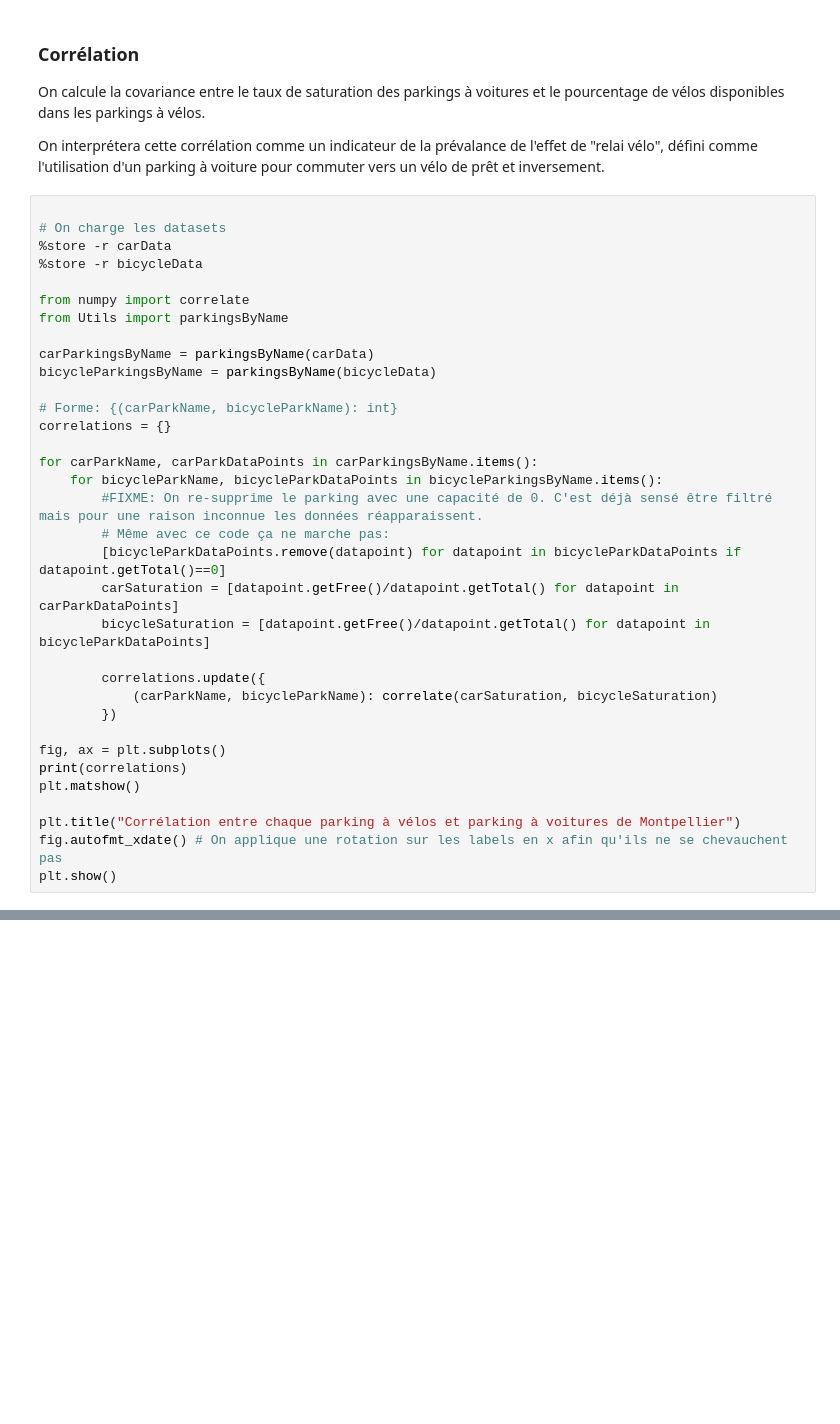
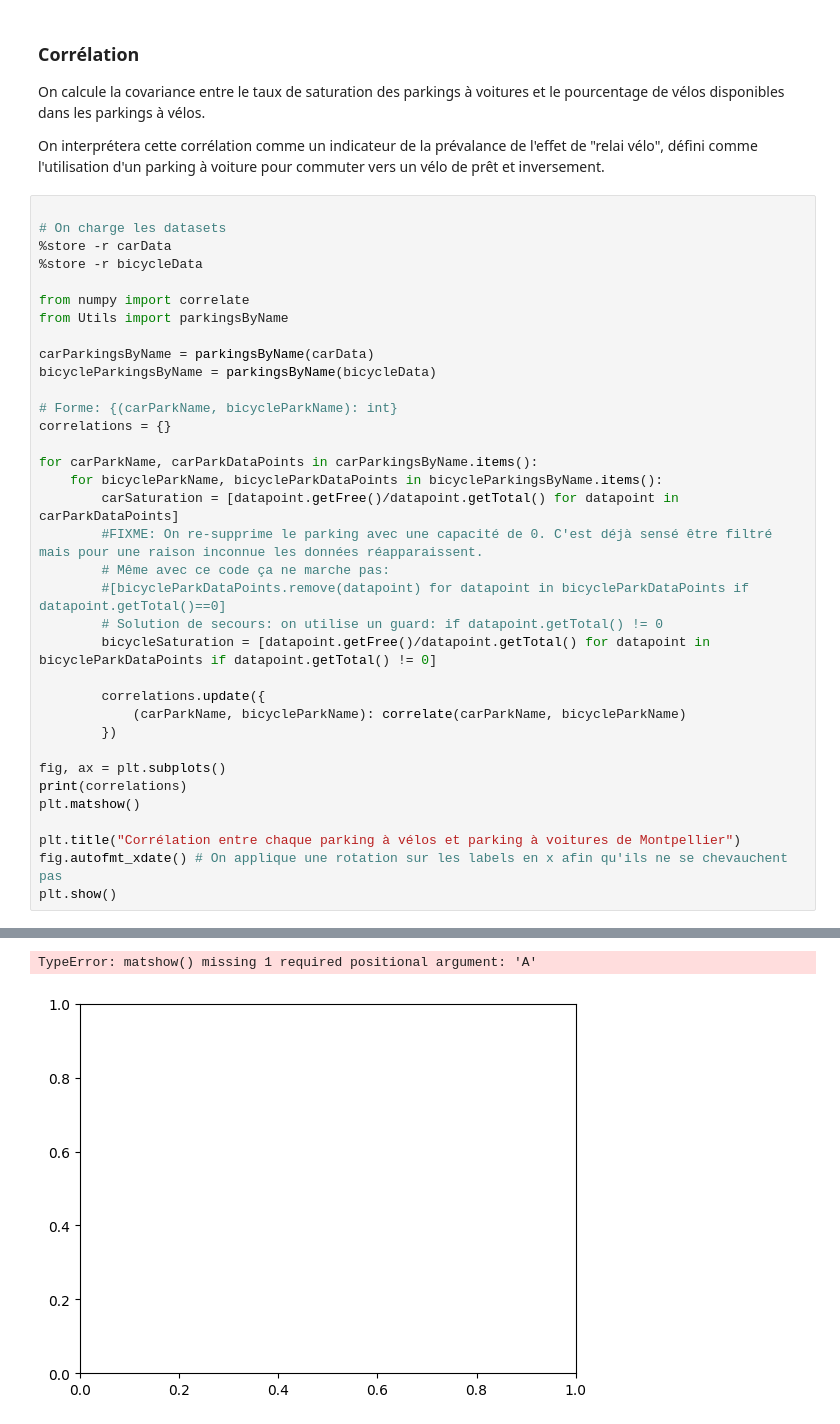
Before and after one commit to ruben-rouviere/sae15, a Jupyter notebook: src/analysis/jupyter.ipynb, the cells around one changed output, grey strips where cells are left out. Saved outputs shown, nothing was run; the diff lists cells and outputs as text; blank space fills up the shorter version.

```diff
--- a/src/analysis/jupyter.ipynb
+++ b/src/analysis/jupyter.ipynb
@@ -176,14 +180,15 @@ correlations = {}
 
 for carParkName, carParkDataPoints in carParkingsByName.items():
     for bicycleParkName, bicycleParkDataPoints in bicycleParkingsByName.items():
+        carSaturation = [datapoint.getFree()/datapoint.getTotal() for datapoint in carParkDataPoints]
         #FIXME: On re-supprime le parking avec une capacité de 0. C'est déjà sensé être filtré mais pour une raison inconnue les données réapparaissent.
         # Même avec ce code ça ne marche pas:
-        [bicycleParkDataPoints.remove(datapoint) for datapoint in bicycleParkDataPoints if datapoint.getTotal()==0]
-        carSaturation = [datapoint.getFree()/datapoint.getTotal() for datapoint in carParkDataPoints]
-        bicycleSaturation = [datapoint.getFree()/datapoint.getTotal() for datapoint in bicycleParkDataPoints]
+        #[bicycleParkDataPoints.remove(datapoint) for datapoint in bicycleParkDataPoints if datapoint.getTotal()==0]
+        # Solution de secours: on utilise un guard: if datapoint.getTotal() != 0
+        bicycleSaturation = [datapoint.getFree()/datapoint.getTotal() for datapoint in bicycleParkDataPoints if datapoint.getTotal() != 0]
 
         correlations.update({
-            (carParkName, bicycleParkName): correlate(carSaturation, bicycleSaturation)
+            (carParkName, bicycleParkName): correlate(carParkName, bicycleParkName)
         })
 
 fig, ax = plt.subplots()
@@ -197,0 +219,2 @@ ZeroDivisionError: division by zero
+TypeError: matshow() missing 1 required positional argument: 'A'
+[figure, added]
```
Also changed, not shown: parts of 3 cells of this notebook.
